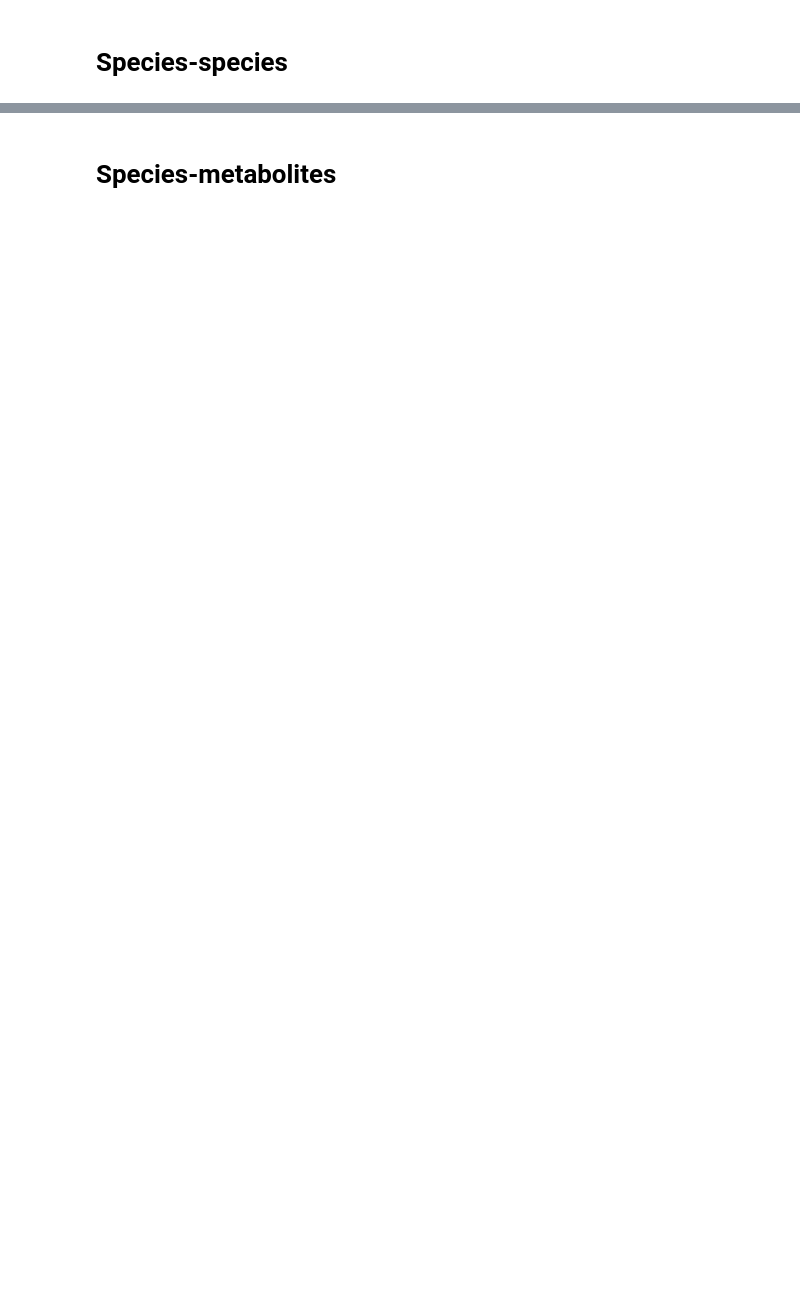
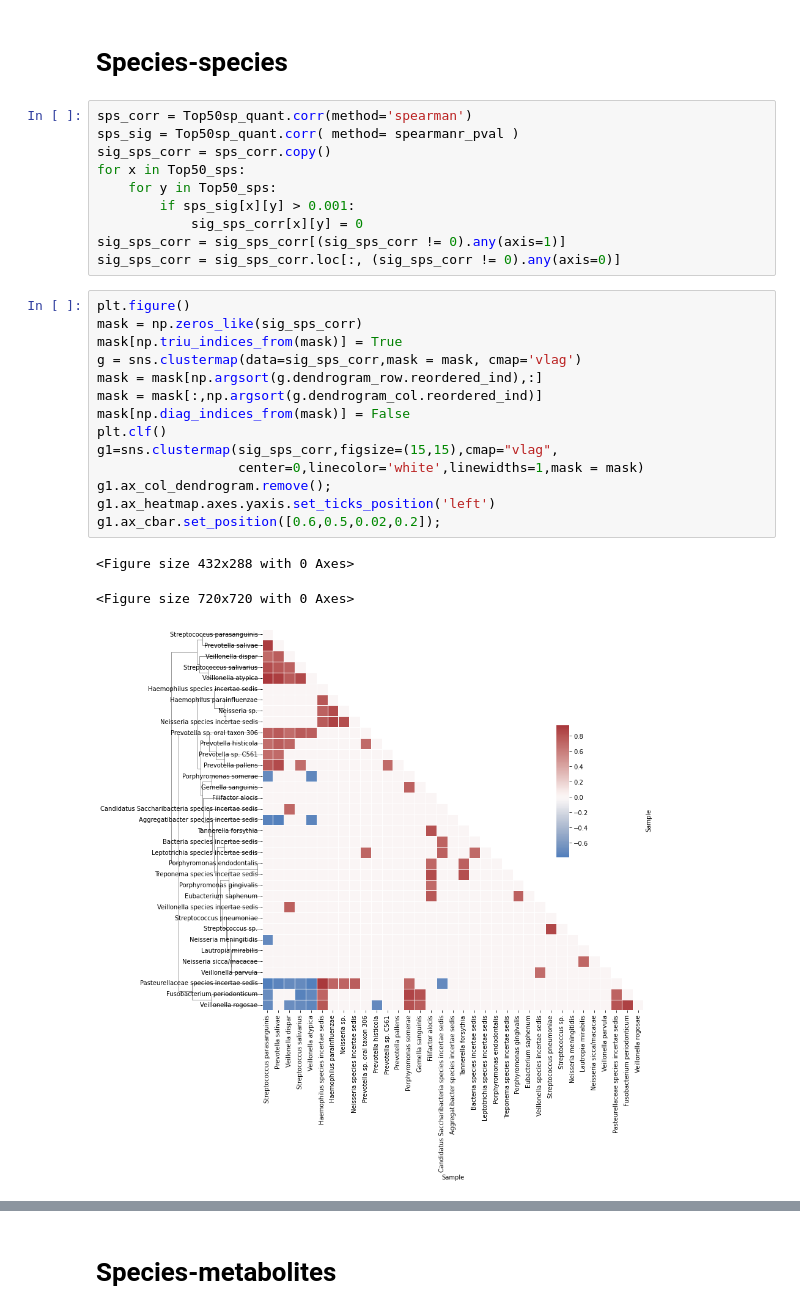
Before and after one commit to SizheQiu/OralMicroIX, a Jupyter notebook: workflow/CorrAnalysis.ipynb, the cells around one changed output, grey strips where cells are left out. Saved outputs shown, nothing was run; the diff lists cells and outputs as text; blank space fills up the shorter version.

```diff
--- a/workflow/CorrAnalysis.ipynb
+++ b/workflow/CorrAnalysis.ipynb
@@ -24,2 +45,30 @@ oral_quant.head()
 # %% [markdown]
 # Species-species
+# %%
+sps_corr = Top50sp_quant.corr(method='spearman')
+sps_sig = Top50sp_quant.corr( method= spearmanr_pval )
+sig_sps_corr = sps_corr.copy()
+for x in Top50_sps:
+    for y in Top50_sps:
+        if sps_sig[x][y] > 0.001:
+            sig_sps_corr[x][y] = 0
+sig_sps_corr = sig_sps_corr[(sig_sps_corr != 0).any(axis=1)]
+sig_sps_corr = sig_sps_corr.loc[:, (sig_sps_corr != 0).any(axis=0)]
+# %%
+plt.figure()
+mask = np.zeros_like(sig_sps_corr)
+mask[np.triu_indices_from(mask)] = True
+g = sns.clustermap(data=sig_sps_corr,mask = mask, cmap='vlag')
+mask = mask[np.argsort(g.dendrogram_row.reordered_ind),:]
+mask = mask[:,np.argsort(g.dendrogram_col.reordered_ind)]
+mask[np.diag_indices_from(mask)] = False
+plt.clf()
+g1=sns.clustermap(sig_sps_corr,figsize=(15,15),cmap="vlag",
+                  center=0,linecolor='white',linewidths=1,mask = mask)
+g1.ax_col_dendrogram.remove();
+g1.ax_heatmap.axes.yaxis.set_ticks_position('left')
+g1.ax_cbar.set_position([0.6,0.5,0.02,0.2]);
+# %% [output]
+<Figure size 432x288 with 0 Axes>
+<Figure size 720x720 with 0 Axes>
+[figure, added]
```
Also changed, not shown: parts of 7 cells of this notebook, 13 other files.
